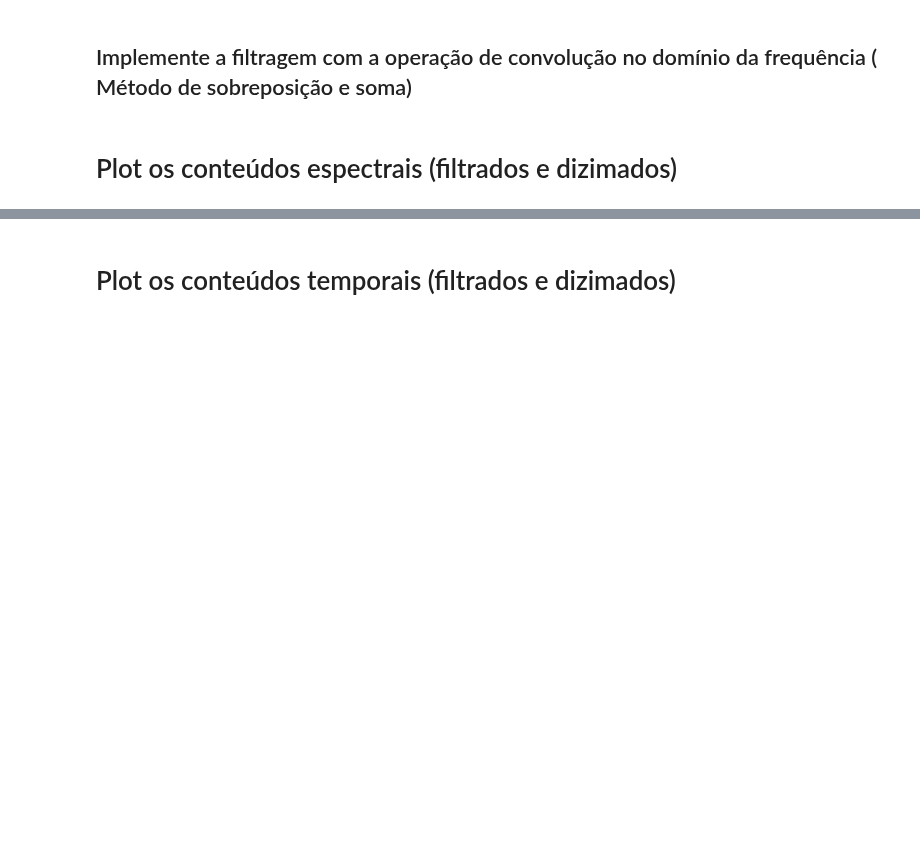
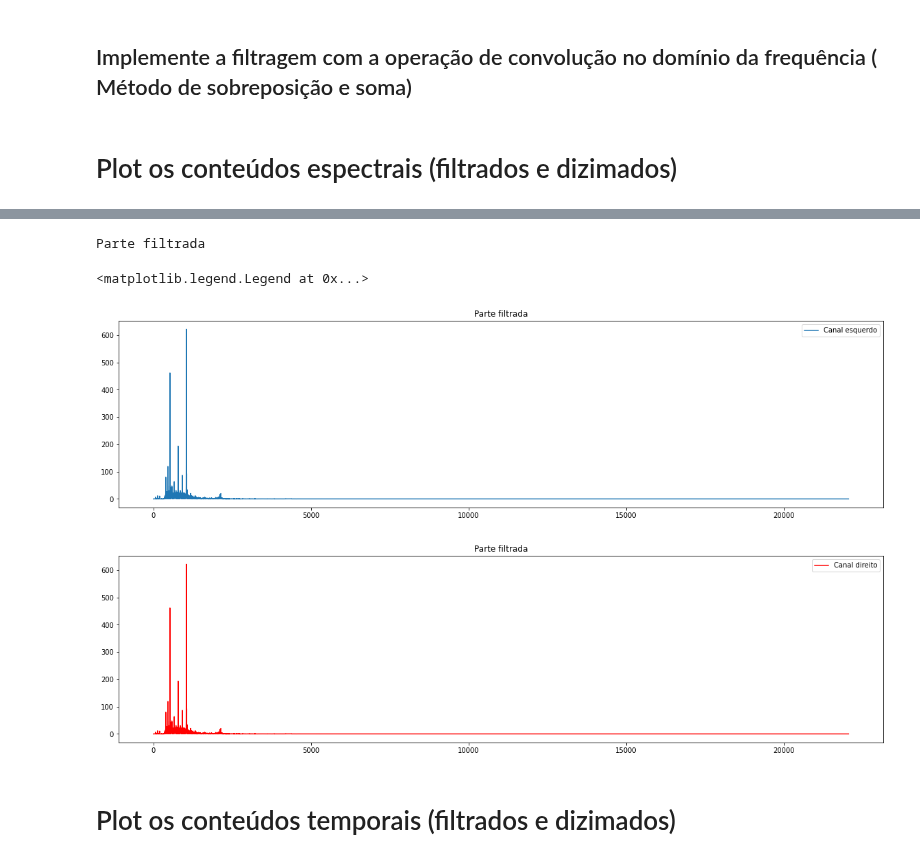
Before and after one commit to HemersonRafael/projeto_final_pds, a Jupyter notebook: Projeto final/projeto_final.ipynb, the cells around one changed output, grey strips where cells are left out. Drawn from its saved outputs; the diff is of its cells as text; code cells hidden in the pictures; blank space fills up the shorter version.

```diff
--- a/Projeto final/projeto_final.ipynb
+++ b/Projeto final/projeto_final.ipynb
@@ -61,7 +60,7 @@ def plot_spect_fft_channels_stereo(lc,rc, n, t):
     freq_lc = np.linspace(0.0, 1.0//(2.0*t), n//2) #Interpola para determinar eixo da frequencia
     sig_fft_lc = fftpack.fft(lc)
     plt.figure(3, figsize=(20,5))
-    plt.title("Canal esquerdo")
+    #plt.title("Canal esquerdo")
     plt.plot(freq_lc, 2.0/n * np.abs(sig_fft_lc[0:n//2]), label="Canal esquerdo")
     plt.legend()
     plt.xlabel('Frequencia [Hz]')
@@ -71,7 +70,7 @@ def plot_spect_fft_channels_stereo(lc,rc, n, t):
     freq_rc = np.linspace(0.0, 1.0//(2.0*t), n//2) #Interpola para determinar eixo da frequencia
     sig_fft_rc = fftpack.fft(rc)
     plt.figure(4, figsize=(20,5))
-    plt.title("Canal direito")
+    #plt.title("Canal direito")
     plt.plot(freq_rc, 2.0/n * np.abs(sig_fft_rc[0:n//2]), color="red", label="Canal direito")
     plt.legend()
     plt.xlabel('Frequencia [Hz]')
@@ -263,6 +296,19 @@ return_decimated = plot_spect_fft_channels_stereo(
 # %%
 print("Parte filtrada")
-pf = abs(return_amost_n[1])- abs(return_filtered[1])
-xf2 = np.linspace(0.0, 1.0//(2*T), N//2)
-plt.figure(1)
-plt.plot(xf2, 2.0/N * np.abs(pf[:N//2]))
+pf_lc = abs(return_amost_n[1])- abs(return_filtered[1])
+pf_rc = abs(return_amost_n[3])- abs(return_filtered[3])
+x = np.linspace(0.0, 1.0//(2*T), N//2)
+plt.figure(1, figsize=(20,5))
+plt.title("Parte filtrada")
+plt.plot(x, 2.0/N * np.abs(pf_lc[:N//2]), label="Canal esquerdo")
+plt.legend()
+
+plt.figure(2, figsize=(20,5))
+plt.title("Parte filtrada")
+plt.plot(x, 2.0/N * np.abs(pf_rc[:N//2]),color="red",label="Canal direito")
+plt.legend()
+# %% [output]
+Parte filtrada
+<matplotlib.legend.Legend at 0x...>
+[figure, added]
+[figure, added]
```
Also changed, not shown: parts of 16 cells of this notebook, 4 other files.
